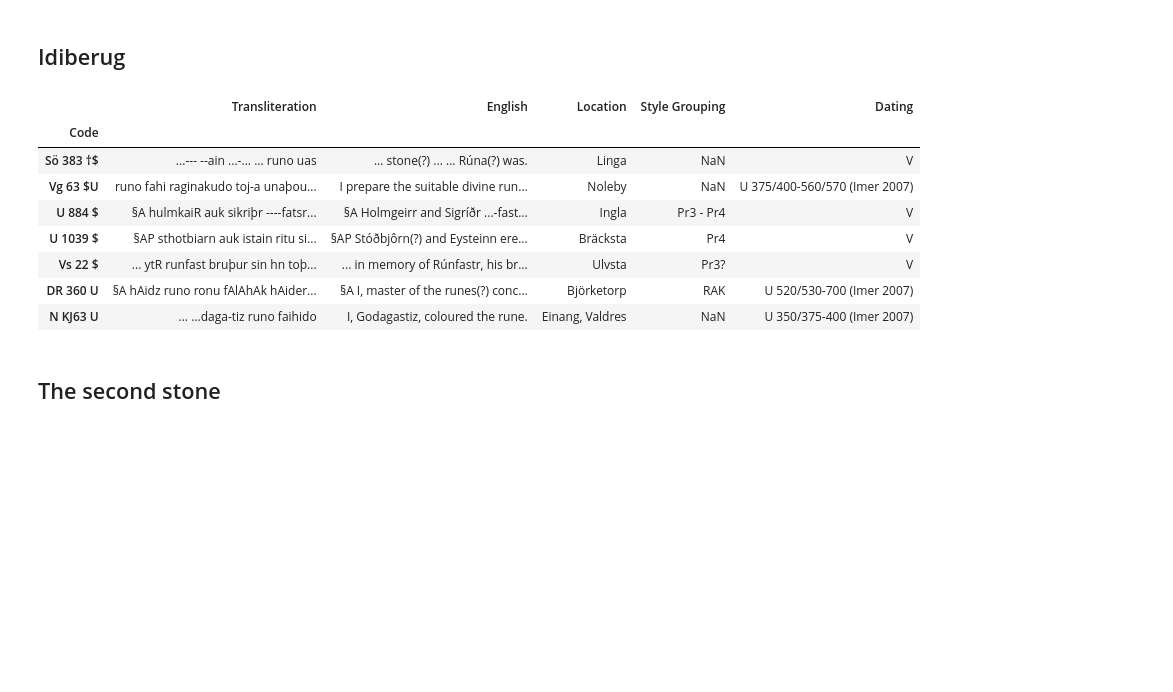
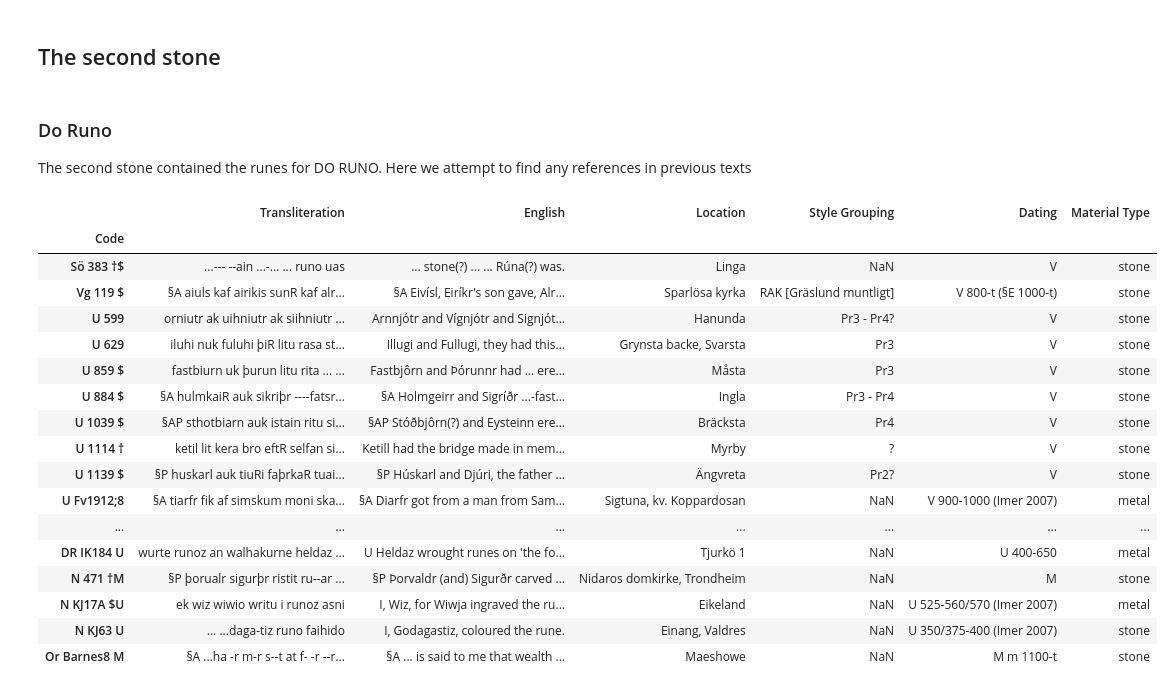
Before and after one commit to divanvisagie/rune-pipe, a Jupyter notebook: research/Svingerud.ipynb, the cells around one changed output. Saved outputs shown, nothing was run; the diff lists cells and outputs as text; code cells hidden in the pictures; blank space fills up the shorter version.

```diff
--- a/research/Svingerud.ipynb
+++ b/research/Svingerud.ipynb
@@ -22,27 +25,38 @@ from rundata_utils import extract_token_instances_from_text, text_contains, Filt
-# %% [markdown]
-## Idiberug
-# %%
-contains_token = partial(extract_token_instances_from_text, 'runo')
-contains_keyword = partial(text_contains, 'runo')
-filtered_df = (
-    FilteredFrameBuilder(df)
-    .filter('Transliteration', contains_token)
-    .build()
-)
-
-filtered_df
-# %% [output]
-|  | Transliteration | English | Location | Style Grouping | Dating |
-| Code |  |  |  |  |  |
-| Sö 383 †$ | ...--- --ain ...-... ... runo uas | ... stone(?) ... ... Rúna(?) was. | Linga | NaN | V |
-| Vg 63 $U | runo fahi raginakudo toj-a unaþou... | I prepare the suitable divine run... | Noleby | NaN | U 375/400-560/570 (Imer 2007) |
-| U 884 $ | §A hulmkaiR auk sikriþr ----fatsr... | §A Holmgeirr and Sigríðr ...-fast... | Ingla | Pr3 - Pr4 | V |
-| U 1039 $ | §AP sthotbiarn auk istain ritu si... | §AP Stóðbjôrn(?) and Eysteinn ere... | Bräcksta | Pr4 | V |
-| Vs 22 $ | ... ytR runfast bruþur sin hn toþ... | ... in memory of Rúnfastr, his br... | Ulvsta | Pr3? | V |
-| DR 360 U | §A hAidz runo ronu fAlAhAk hAider... | §A I, master of the runes(?) conc... | Björketorp | RAK | U 520/530-700 (Imer 2007) |
-| N KJ63 U | ... ...daga-tiz runo faihido | I, Godagastiz, coloured the rune. | Einang, Valdres | NaN | U 350/375-400 (Imer 2007) |
 # %% [markdown]
 ## The second stone
+# %% [markdown]
+### Do Runo
+
+The second stone contained the runes for DO RUNO. Here we attempt to find any references in previous texts
+# %%
+contains_token = partial(extract_token_instances_from_text, 'runo')
+contains_keyword = partial(text_contains, ' runo')
+filtered_df = (
+    FilteredFrameBuilder(df)
+    .filter('Transliteration', contains_keyword)
+    .build()
+)
+
+filtered_df
+# %% [output]
+|  | Transliteration | English | Location | Style Grouping | Dating | Material Type |
+| Code |  |  |  |  |  |  |
+| Sö 383 †$ | ...--- --ain ...-... ... runo uas | ... stone(?) ... ... Rúna(?) was. | Linga | NaN | V | stone |
+| Vg 119 $ | §A aiuls kaf airikis sunR kaf alr... | §A Eivísl, Eiríkr's son gave, Alr... | Sparlösa kyrka | RAK [Gräslund muntligt] | V 800-t (§E 1000-t) | stone |
+| U 599 | orniutr ak uihniutr ak siihniutr ... | Arnnjótr and Vígnjótr and Signjót... | Hanunda | Pr3 - Pr4? | V | stone |
+| U 629 | iluhi nuk fuluhi þiR litu rasa st... | Illugi and Fullugi, they had this... | Grynsta backe, Svarsta | Pr3 | V | stone |
+| U 859 $ | fastbiurn uk þurun litu rita ... ... | Fastbjôrn and Þórunnr had ... ere... | Måsta | Pr3 | V | stone |
+| U 884 $ | §A hulmkaiR auk sikriþr ----fatsr... | §A Holmgeirr and Sigríðr ...-fast... | Ingla | Pr3 - Pr4 | V | stone |
+| U 1039 $ | §AP sthotbiarn auk istain ritu si... | §AP Stóðbjôrn(?) and Eysteinn ere... | Bräcksta | Pr4 | V | stone |
+| U 1114 † | ketil lit kera bro eftR selfan si... | Ketill had the bridge made in mem... | Myrby | ? | V | stone |
+| U 1139 $ | §P huskarl auk tiuRi faþrkaR tuai... | §P Húskarl and Djúri, the father ... | Ängvreta | Pr2? | V | stone |
+| U Fv1912;8 | §A tiarfr fik af simskum moni ska... | §A Diarfr got from a man from Sam... | Sigtuna, kv. Koppardosan | NaN | V 900-1000 (Imer 2007) | metal |
+| ... | ... | ... | ... | ... | ... | ... |
+| DR IK184 U | wurte runoz an walhakurne heldaz ... | U Heldaz wrought runes on 'the fo... | Tjurkö 1 | NaN | U 400-650 | metal |
+| N 471 †M | §P þorualr sigurþr ristit ru--ar ... | §P Þorvaldr (and) Sigurðr carved ... | Nidaros domkirke, Trondheim | NaN | M | stone |
+| N KJ17A $U | ek wiz wiwio writu i runoz asni | I, Wiz, for Wiwja ingraved the ru... | Eikeland | NaN | U 525-560/570 (Imer 2007) | metal |
+| N KJ63 U | ... ...daga-tiz runo faihido | I, Godagastiz, coloured the rune. | Einang, Valdres | NaN | U 350/375-400 (Imer 2007) | stone |
+| Or Barnes8 M | §A ...ha -r m-r s--t at f- -r --r... | §A ... is said to me that wealth ... | Maeshowe | NaN | M m 1100-t | stone |
 # %%
 extract_do_tokens = partial(extract_token_instances_from_text,'do')
 
```
Also changed, not shown: parts of 5 cells of this notebook, 4 other files.
